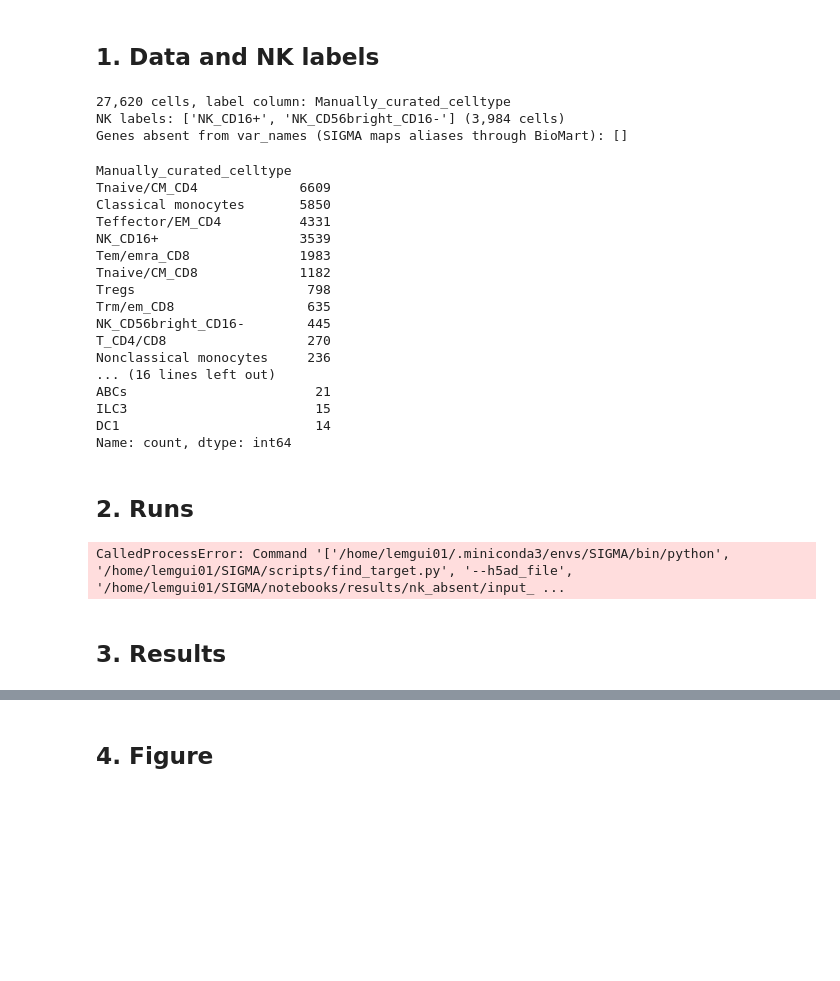
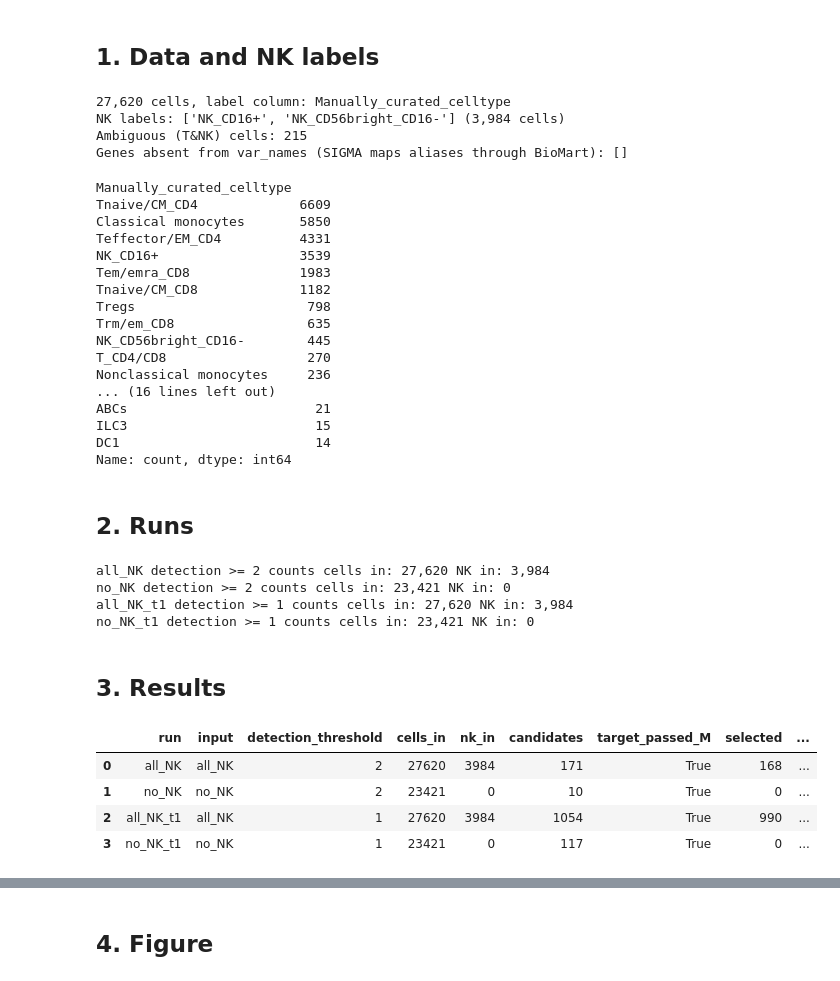
Before and after one commit to Guitout31415/SIGMA, a Jupyter notebook: notebooks/nk_absent.ipynb, the cells around one changed output, grey strips where cells are left out. Drawn from its saved outputs; the diff is of its cells as text; code cells hidden in the pictures; blank space fills up the shorter version.

```diff
--- a/notebooks/nk_absent.ipynb
+++ b/notebooks/nk_absent.ipynb
@@ -54,14 +60,17 @@ adata = sc.read_h5ad(INPUT)
 label_col = next(c for c in LABEL_COLUMNS if c in adata.obs.columns)
 labels = adata.obs[label_col].astype(str)
 is_nk = labels.str.contains(NK_PATTERN, regex=True).values
+is_ambiguous = labels.str.contains(AMBIGUOUS_PATTERN, regex=False).values
 print(f"{adata.n_obs:,} cells, label column: {label_col}")
 print("NK labels:", sorted(labels[is_nk].unique()), f"({is_nk.sum():,} cells)")
+print(f"Ambiguous (T&NK) cells: {is_ambiguous.sum():,}")
 missing = [g for g in CANDIDATE + TARGET + sum(EXCLUDE.values(), []) if g not in adata.var_names]
 print("Genes absent from var_names (SIGMA maps aliases through BioMart):", missing)
 labels.value_counts().head(30)
 # %% [output]
 27,620 cells, label column: Manually_curated_celltype
 NK labels: ['NK_CD16+', 'NK_CD56bright_CD16-'] (3,984 cells)
+Ambiguous (T&NK) cells: 215
 Genes absent from var_names (SIGMA maps aliases through BioMart): []
 Manually_curated_celltype
 Tnaive/CM_CD4             6609
@@ -83,7 +92,7 @@ Name: count, dtype: int64
 # %% [markdown]
 ## 2. Runs
 # %%
-def run_sigma(name, keep):
+def run_sigma(name, keep, threshold):
     # Runs find_target.py on the cells in `keep` and reuses the output when it exists.
     # Absolute paths: find_target.py runs from the SIGMA folder
     work = os.path.abspath(WORK_DIR)
@@ -91,62 +100,81 @@ def run_sigma(name, keep):
     if not os.path.exists(out):
         inp = os.path.join(work, f"input_{name}.h5ad")
         adata[keep].copy().write_h5ad(inp)
-        cmd = [sys.executable, os.path.join(SIGMA_SCRIPTS, "find_target.py"),
+        cmd = [SIGMA_PYTHON, os.path.join(SIGMA_SCRIPTS, "find_target.py"),
                "--h5ad_file", inp, "--output_file", out, "--study_name", name,
                "--candidate_genes", *CANDIDATE, "--target_genes", *TARGET,
                "--exclude_genes", json.dumps(EXCLUDE),
                "--min_genes_detected", str(MIN_GENES_DETECTED),
-               "--gene_detection_threshold", str(GENE_DETECTION_THRESHOLD),
+               "--gene_detection_threshold", str(threshold),
                "--n_components_target", "kde", "--n_components_exclu", "kde",
                "--min_mean_expression", str(MIN_MEAN_EXPRESSION),
                "--do_QC", "False", "--species", "hsapiens",
                "--plot_folder", os.path.join(work, "plots", name),
                "--exclude_celltypes", EXCLUDE_CELLTYPES]
         with open(os.path.join(work, f"{name}.log"), "w") as log:
+            # Non-interactive backend: the IDE kernel sets MPLBACKEND to its own GUI backend
             subprocess.run(cmd, check=True, stdout=log, stderr=subprocess.STDOUT,
-                           cwd=os.path.dirname(SIGMA_SCRIPTS))
+                           cwd=os.path.dirname(SIGMA_SCRIPTS),
+                           env={**os.environ, "MPLBACKEND": "Agg"})
         os.remove(inp)
     return sc.read_h5ad(out).obs
 
 
 runs = []
-for name, keep in [("all_NK", np.ones(adata.n_obs, dtype=bool)), ("no_NK", ~is_nk)]:
-    obs = run_sigma(name, keep)
-    runs.append({"name": name, "nk_in": int((keep & is_nk).sum()), "cells_in": int(keep.sum()),
-                 "obs": obs})
-    print(name, f"cells in: {keep.sum():,}", f"NK in: {(keep & is_nk).sum():,}")
+for suffix, threshold in DETECTION_SETTINGS.items():
+    for base, keep in [("all_NK", np.ones(adata.n_obs, dtype=bool)), ("no_NK", ~is_nk & ~is_ambiguous)]:
+        name = base + suffix
+        obs = run_sigma(name, keep, threshold)
+        runs.append({"name": name, "input": base, "threshold": threshold,
+                     "nk_in": int((keep & is_nk).sum()), "cells_in": int(keep.sum()), "obs": obs})
+        print(name, f"detection >= {threshold} counts", f"cells in: {keep.sum():,}",
+              f"NK in: {(keep & is_nk).sum():,}")
 # %% [output]
-CalledProcessError: Command '['/home/lemgui01/.miniconda3/envs/SIGMA/bin/python', '/home/lemgui01/SIGMA/scripts/find_target.py', '--h5ad_file', '/home/lemgui01/SIGMA/notebooks/results/nk_absent/input_ ...
+all_NK detection >= 2 counts cells in: 27,620 NK in: 3,984
+no_NK detection >= 2 counts cells in: 23,421 NK in: 0
+all_NK_t1 detection >= 1 counts cells in: 27,620 NK in: 3,984
+no_NK_t1 detection >= 1 counts cells in: 23,421 NK in: 0
 # %% [markdown]
 ## 3. Results
 # %%
-def read_log(name):
-    # Candidate count and M check from the find_target.py log: the output is empty when no
-    # target component passes M
+def read_candidates(name):
+    # Candidate count from the find_target.py log (the output is empty when no target
+    # component passes M, so the count cannot come from the output)
     text = open(os.path.join(WORK_DIR, f"{name}.log")).read()
     n = re.search(r"Number of candidate cells: (\d+)", text)
-    return int(n.group(1)) if n else 0, "is below threshold" not in text
+    return int(n.group(1)) if n else 0
 
 
 rows, selected_labels = [], []
 for r in runs:
     obs = r["obs"]
     lab = labels.reindex(obs.index).astype(str)
-    n_candidates, target_passed_M = read_log(r["name"])
+    n_candidates = read_candidates(r["name"])
+    # SIGMA writes an empty output when no target component passes M
+    target_passed_M = bool(len(obs)) and float(obs["proba_target"].sum()) > 0
     sel = (obs["score"] >= SCORE_THRESHOLD) if len(obs) and "score" in obs else \
         pd.Series(False, index=obs.index)
     sel_nk = lab[sel].str.contains(NK_PATTERN, regex=True)
-    rows.append({"run": r["name"], "cells_in": r["cells_in"], "nk_in": r["nk_in"],
+    sel_amb = lab[sel].str.contains(AMBIGUOUS_PATTERN, regex=False)
+    rows.append({"run": r["name"], "input": r["input"], "detection_threshold": r["threshold"],
+                 "cells_in": r["cells_in"], "nk_in": r["nk_in"],
                  "candidates": n_candidates, "target_passed_M": target_passed_M,
                  "selected": int(sel.sum()), "selected_nk": int(sel_nk.sum()),
-                 "selected_other": int((~sel_nk).sum()),
+                 "selected_ambiguous": int(sel_amb.sum()),
+                 "selected_other": int((~sel_nk & ~sel_amb).sum()),
                  "recall_nk": sel_nk.sum() / r["nk_in"] if r["nk_in"] else np.nan,
                  "precision_nk": sel_nk.mean() if sel.sum() else np.nan})
     selected_labels.append(lab[sel].value_counts().rename(r["name"]))
 
 summary = pd.DataFrame(rows)
 summary.to_csv(os.path.join(WORK_DIR, "nk_absent_summary.csv"), index=False)
 summary.round(3)
+# %% [output]
+|  | run | input | detection_threshold | cells_in | nk_in | candidates | target_passed_M | selected | ... |
+| 0 | all_NK | all_NK | 2 | 27620 | 3984 | 171 | True | 168 | ... |
+| 1 | no_NK | no_NK | 2 | 23421 | 0 | 10 | True | 0 | ... |
+| 2 | all_NK_t1 | all_NK | 1 | 27620 | 3984 | 1054 | True | 990 | ... |
+| 3 | no_NK_t1 | no_NK | 1 | 23421 | 0 | 117 | True | 0 | ... |
 # %%
 # Author labels of the selected cells (non-NK labels are the false positives)
 labels_table = pd.concat(selected_labels, axis=1).fillna(0).astype(int)
```
Also changed, not shown: parts of 5 cells of this notebook, 2 other files.
